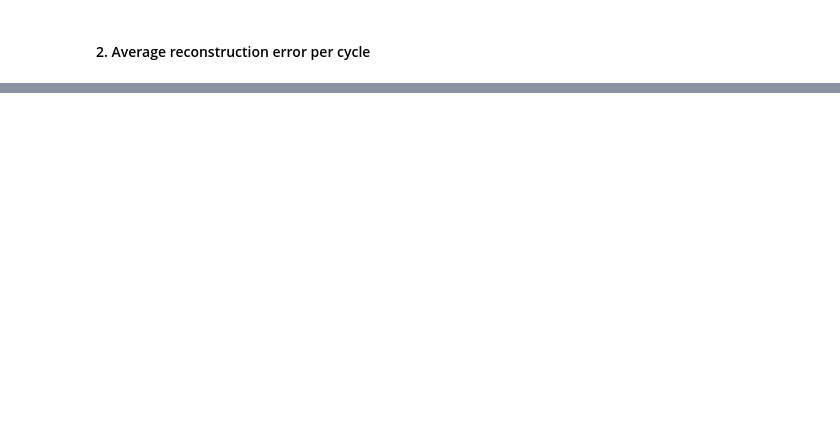
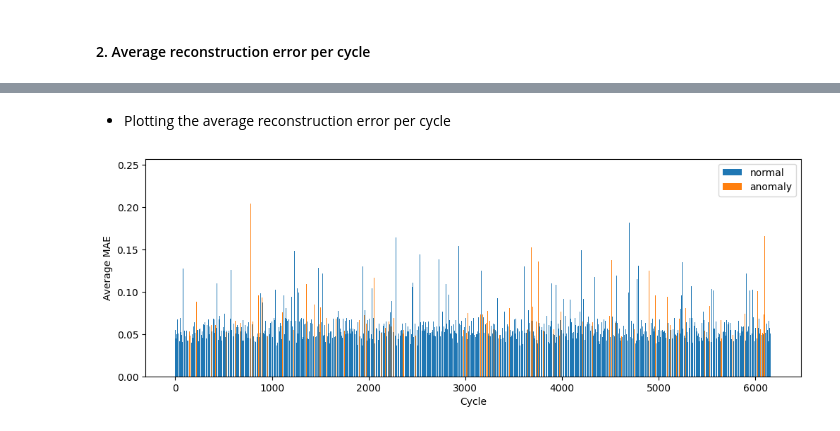
Before and after one commit to Achraf-Louiza/LSTM-AE-TS-anomaly-detection, a Jupyter notebook: anomaly_detection.ipynb, the cells around one changed output, grey strips where cells are left out. Cells and saved outputs as stored; diff of their text form; code cells hidden in the pictures; blank space fills up the shorter version.

```diff
--- a/anomaly_detection.ipynb
+++ b/anomaly_detection.ipynb
@@ -199,0 +225,8 @@ plot_windowed_cycle(dp.s_test, w_pred, cycle=cycle, gap=4)
+# %%
+mae_per_cycle = calc_avg_mae_per_cycle(dp.s_test, r_pred)
+# %% [markdown]
+- Plotting the average reconstruction error per cycle
+# %%
+plot_mae_per_cycle(mae_per_cycle, y_test)
+# %% [output]
+[figure, added]
```
Also changed, not shown: parts of 19 cells of this notebook.
